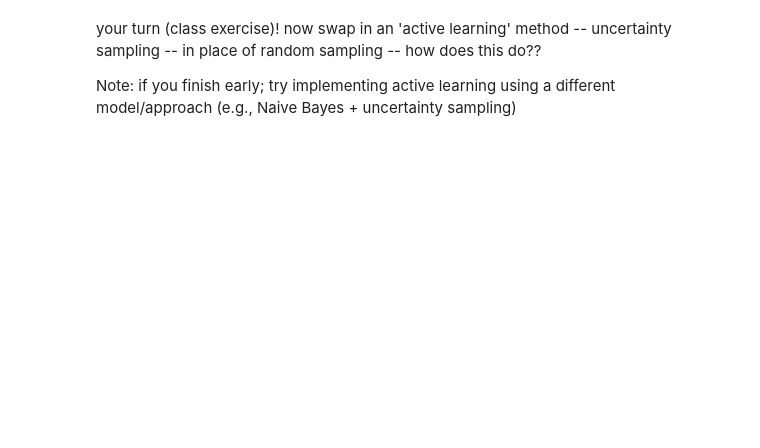
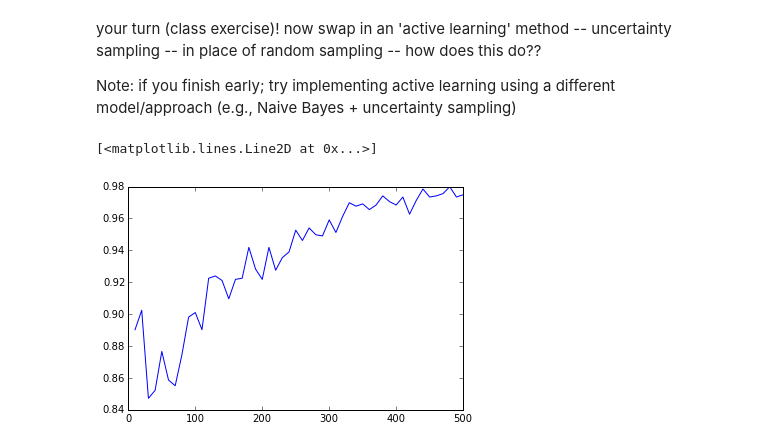
Before and after one commit to bwallace/INF-385T-applied-data-mining, a Jupyter notebook: lecture10-active-learning-and-rec-systems/active-learning-and-rec-systems.ipynb, the cells around one changed output. Saved outputs shown, nothing was run; the diff lists cells and outputs as text; code cells hidden in the pictures; blank space fills up the shorter version.

```diff
--- a/lecture10-active-learning-and-rec-systems/active-learning-and-rec-systems.ipynb
+++ b/lecture10-active-learning-and-rec-systems/active-learning-and-rec-systems.ipynb
@@ -107,3 +108,61 @@ pylab.plot(num_labels, scores)
 your turn (class exercise)! now swap in an 'active learning' method -- uncertainty sampling -- in place of random sampling -- how does this do??
 
 Note: if you finish early; try implementing active learning using a different model/approach (e.g., Naive Bayes + uncertainty sampling)
+# %%
+n_labels_total = 500
+sampled_thus_far = 10 # we'll initialize with 10
+k = 10 # sample 5 examples in each 'batch'
+pool = X_train # all available examples (that we could have labeled)
+pool_indices = list(range(pool.shape[0])) # all training instances available
+cur_train_indices = [] # the indices sampled thus far
+# start with the first 100
+cur_train_indices = pool_indices[:10]
+# and remove from pool!
+pool_indices = pool_indices[10:]
+
+clf = SGDClassifier(loss="log")
+# initial score
+clf.fit(X_train[cur_train_indices,:], y_train[cur_train_indices])
+score = clf.score(X_test, y_test) # how'd we do?
+
+num_labels = [10] # basically the x-axis we'll want for a learning curve
+active_scores = [score] # how well we do
+
+while sampled_thus_far < n_labels_total:
+
+    ###
+    # here's the block we change!
+    # cur_sample = random.choice(pool_indices, size=k, replace=False)
+    # predict all probabilities
+    indices_to_probs = {}
+    for idx in pool_indices:
+        indices_to_probs[idx] = abs(0.5 -
+                                    max(clf.predict_proba(X_train[idx])[0]))
+
+
+
+    # rank instances!
+    sorted_indices = sorted(indices_to_probs, key=indices_to_probs.get)
+    # take top k
+    cur_sample = sorted_indices[:k]
+    ## that's all!
+
+    # remove these so we don't sample again! and
+    # add to train/pool sample
+    for idx in cur_sample:
+        pool_indices.remove(idx)
+        cur_train_indices.append(idx)
+
+    # fit to currently selected data
+    clf.fit(X_train[cur_train_indices,:], y_train[cur_train_indices])
+    score = clf.score(X_test, y_test) # how'd we do?
+    active_scores.append(score)
+
+    num_labels.append(len(cur_train_indices))
+    sampled_thus_far += k
+
+
+pylab.plot(num_labels, active_scores)
+# %% [output]
+[<matplotlib.lines.Line2D at 0x...>]
+[figure, added]
```
Also changed, not shown: parts of 4 cells of this notebook.
